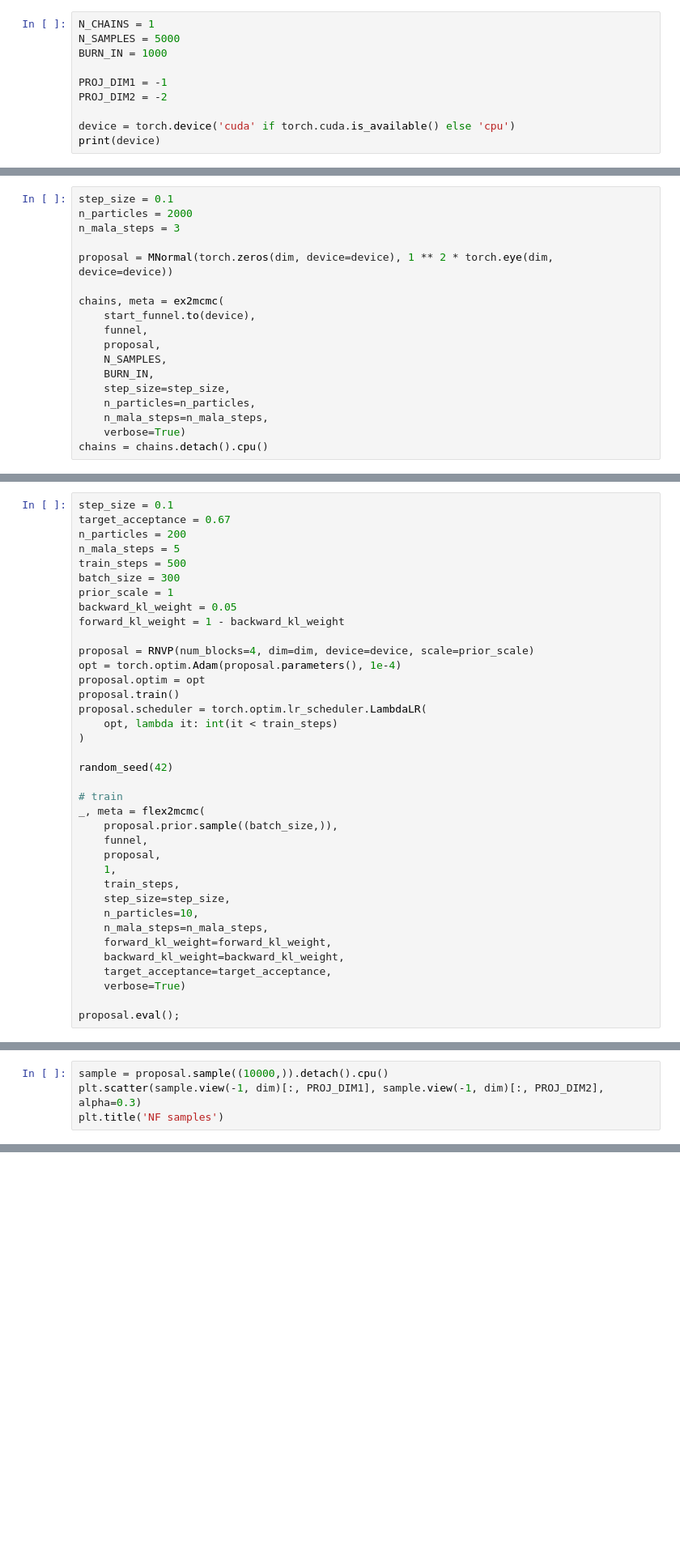
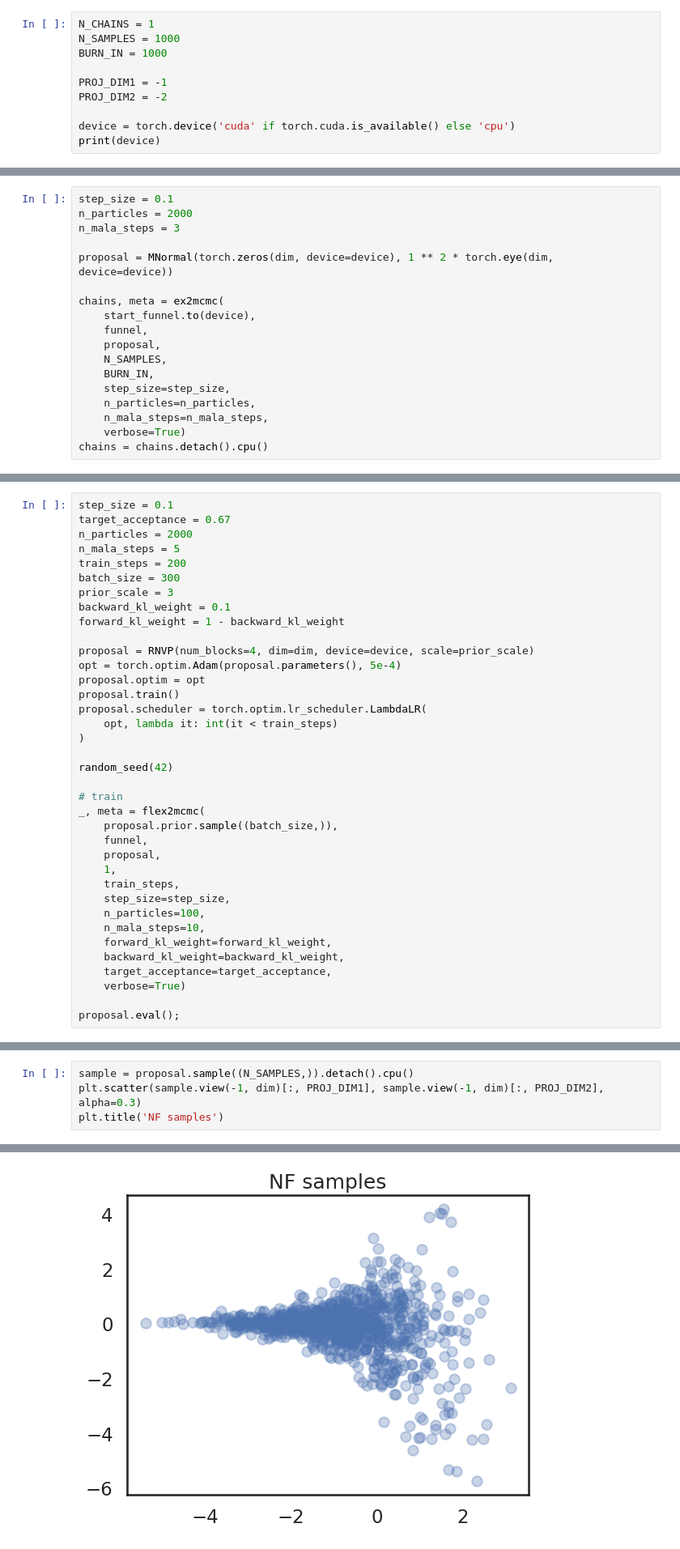
Before and after one commit to svsamsonov/ex2mcmc_new, a Jupyter notebook: colab_notebooks/flex2mcmc_funnel.ipynb, the cells around one changed output, grey strips where cells are left out. Shown at 81% size. Cells and saved outputs as stored; diff of their text form; blank space fills up the shorter version.

```diff
--- a/colab_notebooks/flex2mcmc_funnel.ipynb
+++ b/colab_notebooks/flex2mcmc_funnel.ipynb
@@ -124,7 +123,7 @@ def plot_result(
     fig.tight_layout()
 # %%
 N_CHAINS = 1
-N_SAMPLES = 5000
+N_SAMPLES = 1000
 BURN_IN = 1000
 
 PROJ_DIM1 = -1
@@ -229,16 +238,16 @@ plt.title(r'Ex$^2$MCMC samples')
 # %%
 step_size = 0.1
 target_acceptance = 0.67
-n_particles = 200
+n_particles = 2000
 n_mala_steps = 5
-train_steps = 500
+train_steps = 200
 batch_size = 300
-prior_scale = 1
-backward_kl_weight = 0.05
+prior_scale = 3
+backward_kl_weight = 0.1
 forward_kl_weight = 1 - backward_kl_weight
 
 proposal = RNVP(num_blocks=4, dim=dim, device=device, scale=prior_scale)
-opt = torch.optim.Adam(proposal.parameters(), 1e-4)
+opt = torch.optim.Adam(proposal.parameters(), 5e-4)
 proposal.optim = opt
 proposal.train()
 proposal.scheduler = torch.optim.lr_scheduler.LambdaLR(
@@ -255,8 +264,8 @@ _, meta = flex2mcmc(
     1,
     train_steps,
     step_size=step_size,
-    n_particles=10,
-    n_mala_steps=n_mala_steps,
+    n_particles=100,
+    n_mala_steps=10,
     forward_kl_weight=forward_kl_weight,
     backward_kl_weight=backward_kl_weight,
     target_acceptance=target_acceptance,
@@ -269,4 +280,5 @@ print(step_size)
 # %%
-sample = proposal.sample((10000,)).detach().cpu()
+sample = proposal.sample((N_SAMPLES,)).detach().cpu()
 plt.scatter(sample.view(-1, dim)[:, PROJ_DIM1], sample.view(-1, dim)[:, PROJ_DIM2], alpha=0.3)
 plt.title('NF samples')
+# %% [output]
@@ -273,3 +286,4 @@ plt.title('NF samples')
+[figure, added]
 # %%
 # sample
 # step_size = 0.1
```
Also changed, not shown: parts of 11 cells of this notebook.
